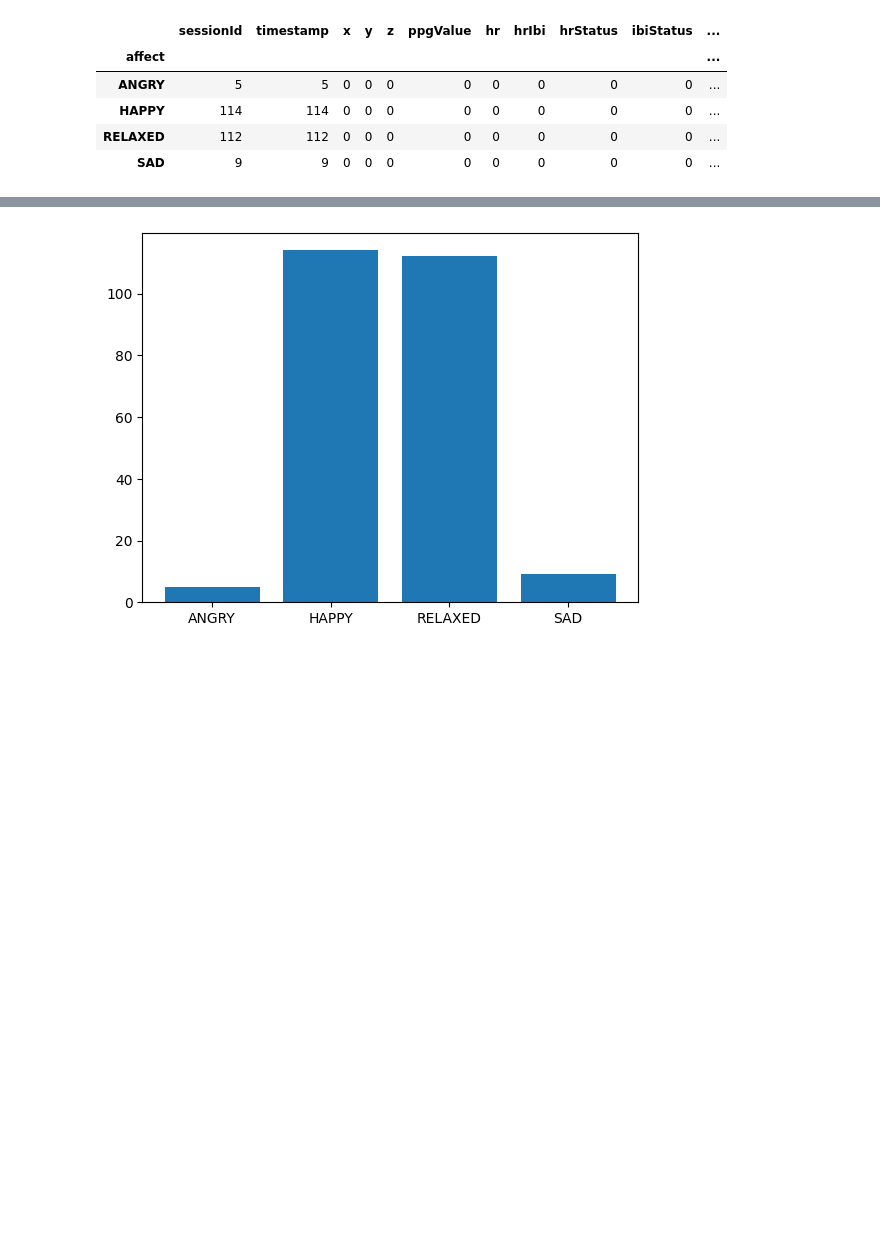
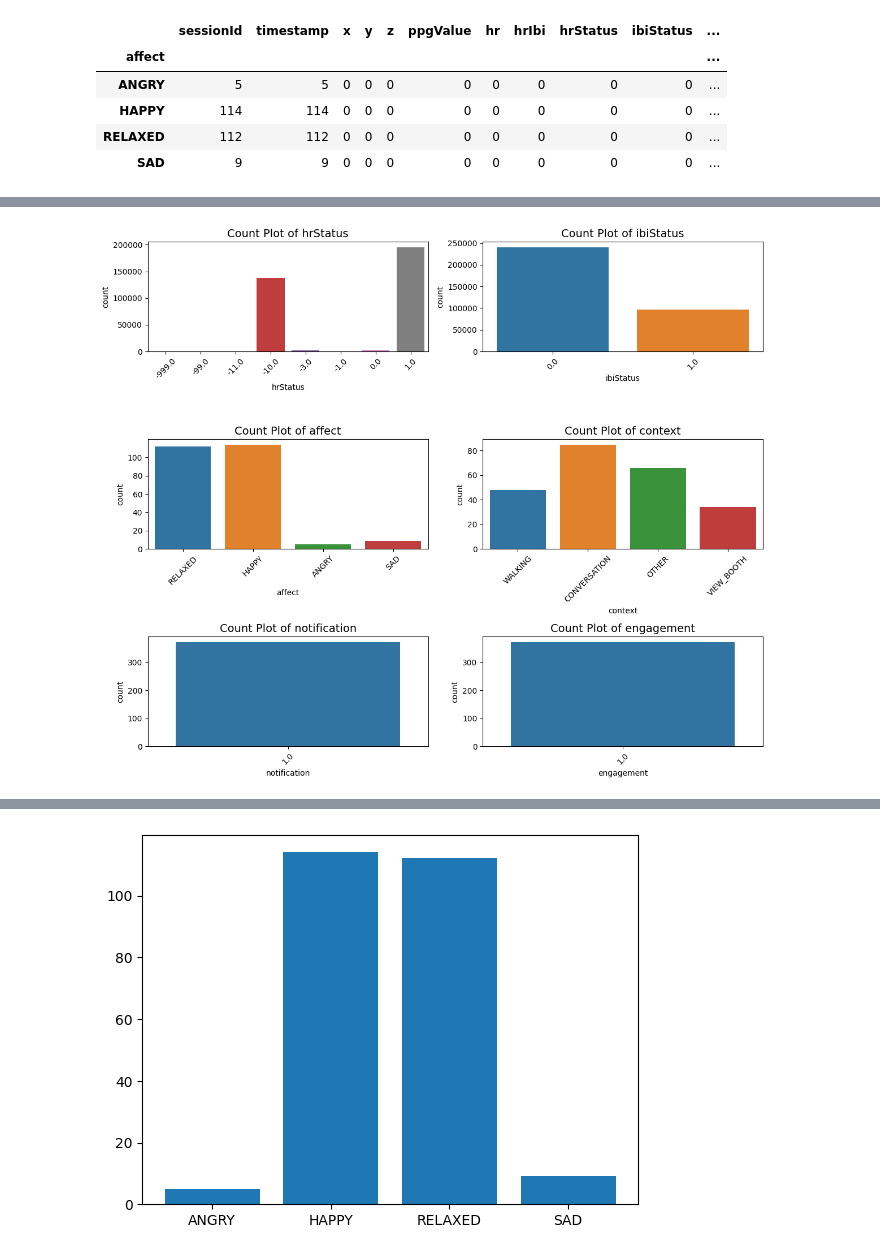
Before and after one commit to SuchethShenoy/bbdc24-mlbananas, a Jupyter notebook: data_visualization_1.ipynb, the cells around one changed output, grey strips where cells are left out. Saved outputs shown, nothing was run; the diff lists cells and outputs as text; code cells hidden in the pictures; blank space fills up the shorter version.

```diff
--- a/data_visualization_1.ipynb
+++ b/data_visualization_1.ipynb
@@ -23,0 +68,12 @@ s_df.groupby(['affect']).count()
+# %%
+categorical_features = ['hrStatus', 'ibiStatus', 'affect', 'context', 'notification', 'engagement']
+plt.figure(figsize=(12, 10))
+for i, feature in enumerate(categorical_features):
+    plt.subplot(3, 2, i+1)
+    sns.countplot(data=s_df, x=feature)
+    plt.title(f"Count Plot of {feature}", fontsize=14)
+    plt.xticks(rotation=45)
+plt.tight_layout()
+plt.show()
+# %% [output]
+[figure, added]
```
Also changed, not shown: parts of 6 cells of this notebook.
